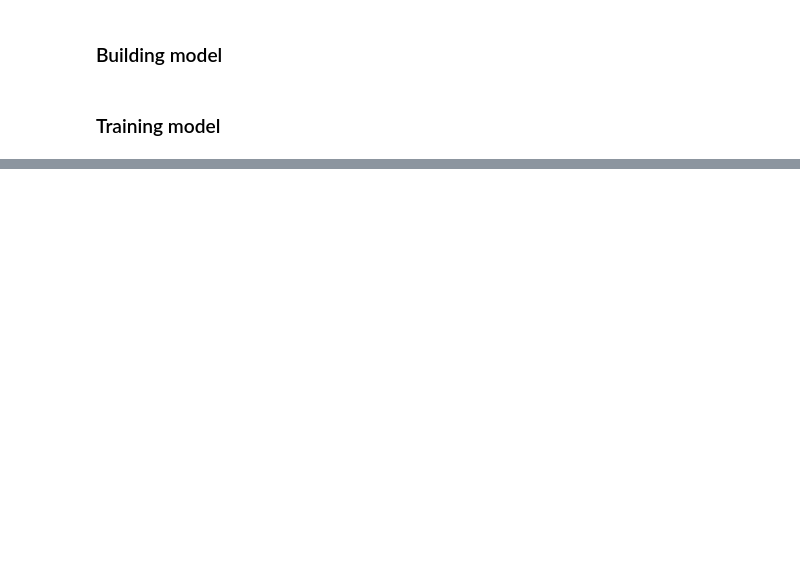
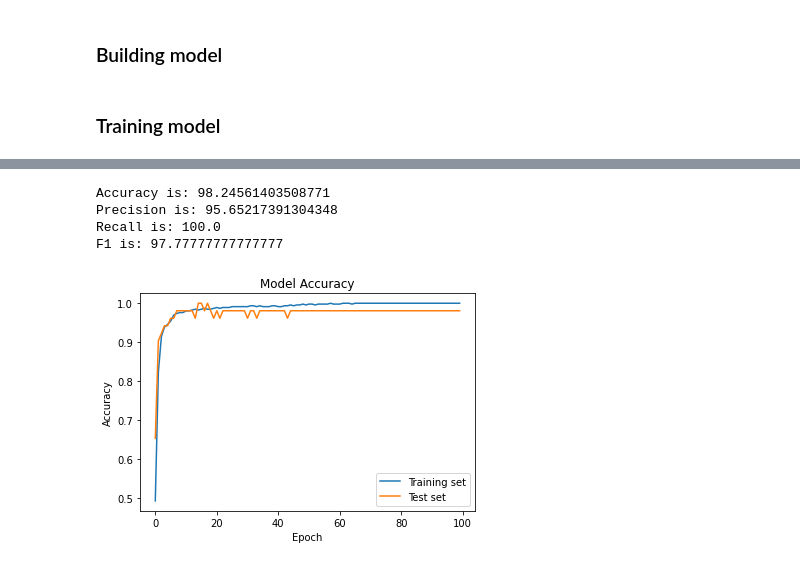
Before and after one commit to vetles-ntnu/ML-Project, a Jupyter notebook: code/nn.ipynb, the cells around one changed output, grey strips where cells are left out. Saved outputs shown, nothing was run; the diff lists cells and outputs as text; code cells hidden in the pictures; blank space fills up the shorter version.

```diff
--- a/code/nn.ipynb
+++ b/code/nn.ipynb
@@ -51,12 +198,22 @@ data
 # %% [markdown]
 ### Building model
+# %%
+data = pd.read_csv("/Users/anineahlsand/iCloud Drive (arkiv)/Documents/Dokumenter/Documents/Skole/NTNU/Maskinlæring/Project/ML-Project/data/data.csv")
+x = data.iloc[:,2:32].values
+y = data.iloc[:,1:2].values
+encoder = OneHotEncoder()
+y = encoder.fit_transform(y).toarray()
+sc = StandardScaler()
+x = sc.fit_transform(x)
+np.random.seed(0)
+x_train, x_test, y_train, y_test = train_test_split(x,y,test_size = 0.1)
 # %%
+opt = SGD(lr=0.01, nesterov=True)
 model = Sequential()
-model.add(Dense(16, input_dim=31, activation='relu'))
-model.add(Dense(12, activation='relu'))
-model.add(Dense(2, activation='softmax'))
-model.compile(loss='categorical_crossentropy', optimizer='adam', metrics=['accuracy'])
+model.add(Dense(units=32, input_shape=(30,), activation='relu'))
+model.add(Dense(units=16, activation='relu'))
+model.add(Dense(units=4, activation='relu'))
+model.add(Dense(units=2, activation='sigmoid'))
+model.compile(loss='binary_crossentropy', optimizer=opt, metrics=['accuracy'])
 # %% [markdown]
 ### Training model
-# %%
-trained = model.fit(x_train,y_train,batch_size=64, epochs=100)
@@ -64,0 +220,3 @@ ValueError: Error when checking target: expected dense_9 to have shape (2,) but
+# %%
+#trained_with_val = model.fit(x_train, y_train, shuffle='Logical',validation_split = 0.2,epochs=100, batch_size=32)
+trained_with_val = model.fit(x_train, y_train, shuffle='Logical',epochs=100, batch_size=32)
@@ -64,0 +254,26 @@ ValueError: Error when checking target: expected dense_9 to have shape (2,) but
+# %%
+accuracy = accuracy_score(test,predictions)
+precision =precision_score(test,predictions)
+recall = recall_score(test,predictions)
+f1 = f1_score(test,predictions)
+
+print('Accuracy is:', accuracy*100)
+print('Precision is:', precision*100)
+print('Recall is:', recall*100)
+print('F1 is:', f1*100)
+# %% [output]
+Accuracy is: 98.24561403508771
+Precision is: 95.65217391304348
+Recall is: 100.0
+F1 is: 97.77777777777777
+# %%
+plt.plot(trained_with_val.history['accuracy'])
+plt.plot(trained_with_val.history['val_accuracy'])
+
+plt.title('Model Accuracy')
+plt.ylabel('Accuracy')
+plt.xlabel('Epoch')
+plt.legend(['Training set', 'Test set'], loc='lower right')
+plt.show()
+# %% [output]
+[figure, added]
```
Also changed, not shown: parts of 18 cells of this notebook.
